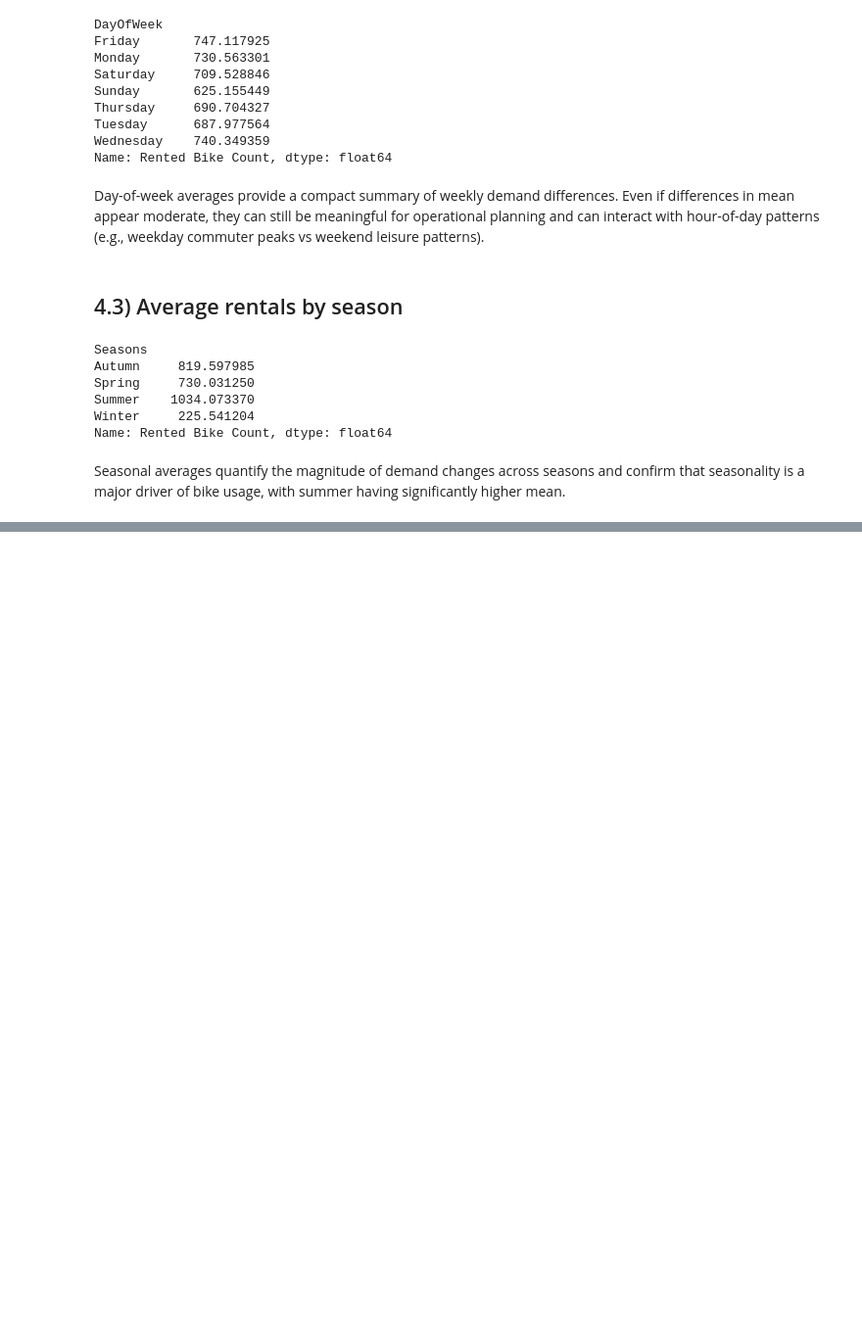
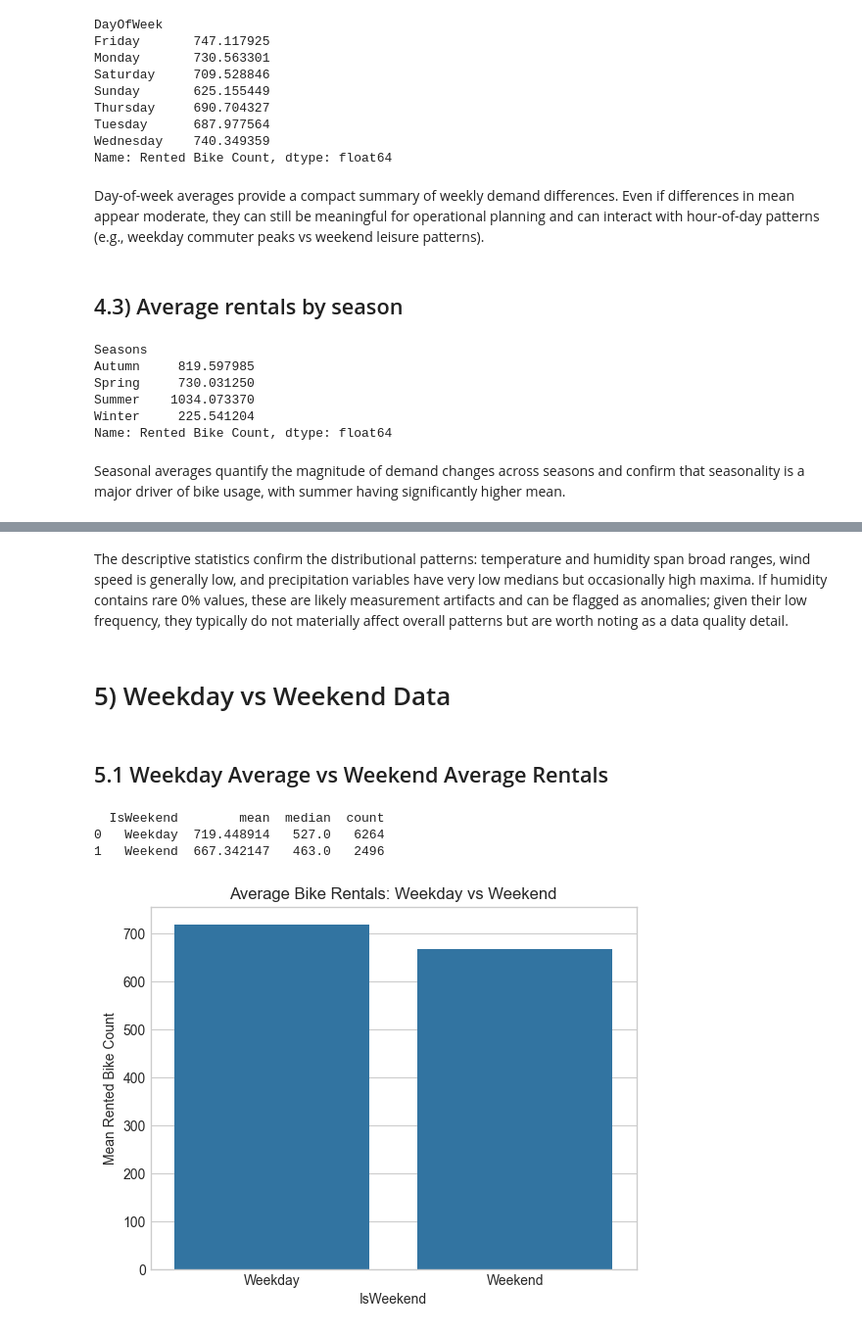
Before and after one commit to antonioi99/dds_group_16, a Jupyter notebook: EDA.ipynb, the cells around one changed output, grey strips where cells are left out. Shown at 98% size. Drawn from its saved outputs; the diff is of its cells as text; code cells hidden in the pictures; blank space fills up the shorter version.

```diff
--- a/EDA_Mark.ipynb
+++ b/EDA.ipynb
@@ -274,0 +274,21 @@ The descriptive statistics confirm the distributional patterns: temperature and
+# %% [markdown]
+The descriptive statistics confirm the distributional patterns: temperature and humidity span broad ranges, wind speed is generally low, and precipitation variables have very low medians but occasionally high maxima. If humidity contains rare 0% values, these are likely measurement artifacts and can be flagged as anomalies; given their low frequency, they typically do not materially affect overall patterns but are worth noting as a data quality detail.
+# %% [markdown]
+# 5) Weekday vs Weekend Data
+# %% [markdown]
+## 5.1 Weekday Average vs Weekend Average Rentals
+# %%
+df['IsWeekend']= np.where(df['DayOfWeek'] >= 5, 'Weekend', 'Weekday')
+
+agg = df.groupby('IsWeekend')['Rented Bike Count'].agg(['mean','median','count']).reset_index()
+print(agg)
+
+sns.barplot(x='IsWeekend', y='mean', data=agg)
+plt.title('Average Bike Rentals: Weekday vs Weekend')
+plt.ylabel('Mean Rented Bike Count')
+plt.show()
+# %% [output]
+  IsWeekend        mean  median  count
+0   Weekday  719.448914   527.0   6264
+1   Weekend  667.342147   463.0   2496
+[figure, added]
```
Also changed, not shown: parts of 54 cells of this notebook, 1 other file.
